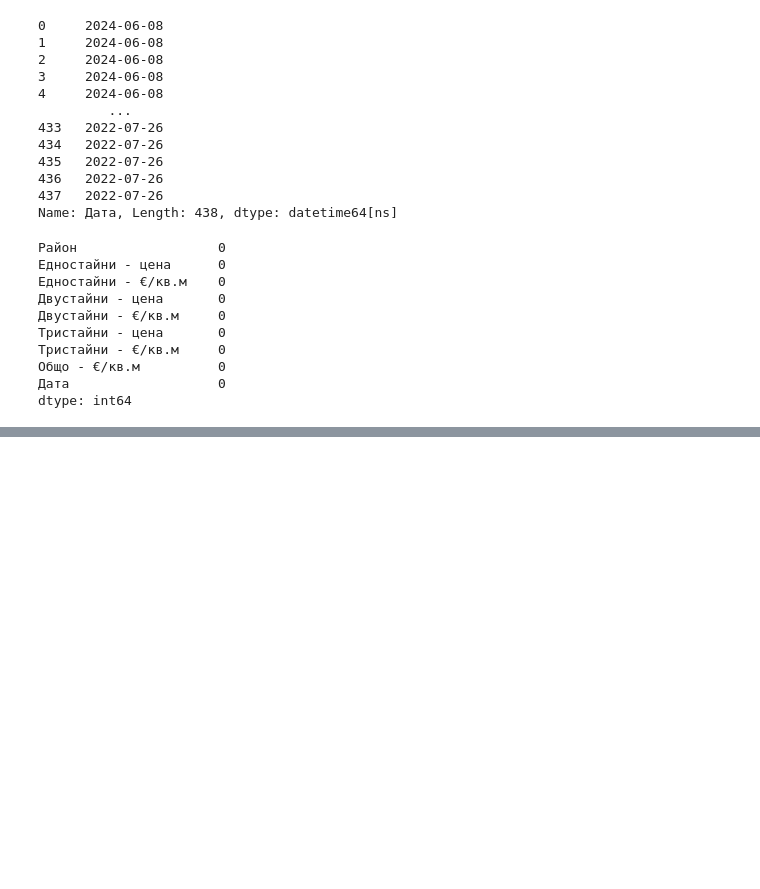
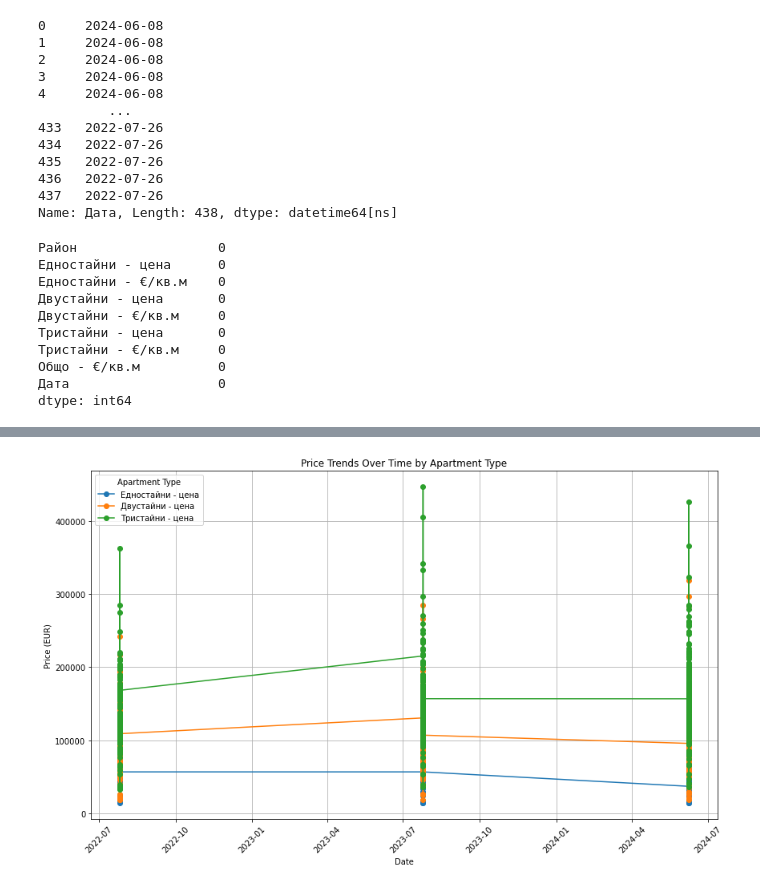
Before and after one commit to GalkaKG/Predicting-Sofia-Real-Estate-Prices, a Jupyter notebook: Predicting Sofia Real Estate Prices.ipynb, the cells around one changed output, grey strips where cells are left out. Saved outputs shown, nothing was run; the diff lists cells and outputs as text; code cells hidden in the pictures; blank space fills up the shorter version.

```diff
--- a/Predicting Sofia Real Estate Prices.ipynb
+++ b/Predicting Sofia Real Estate Prices.ipynb
@@ -372,0 +410,22 @@ All NaNs have been successfully replaced.
+# %%
+# Plot prices over time for each apartment type
+plt.figure(figsize=(14, 8))
+
+# Plotting 'Едностайни - цена'
+plt.plot(second_df['Дата'], second_df['Едностайни - цена'], marker='o', label='Едностайни - цена')
+
+# Plotting 'Двустайни - цена'
+plt.plot(second_df['Дата'], second_df['Двустайни - цена'], marker='o', label='Двустайни - цена')
+
+# Plotting 'Тристайни - цена'
+plt.plot(second_df['Дата'], second_df['Тристайни - цена'], marker='o', label='Тристайни - цена')
+
+plt.title('Price Trends Over Time by Apartment Type')
+plt.xlabel('Date')
+plt.ylabel('Price (EUR)')
+plt.xticks(rotation=45)
+plt.legend(title='Apartment Type')
+plt.grid(True)
+plt.show()
+# %% [output]
+[figure, added]
```
Also changed, not shown: parts of 6 cells of this notebook.
